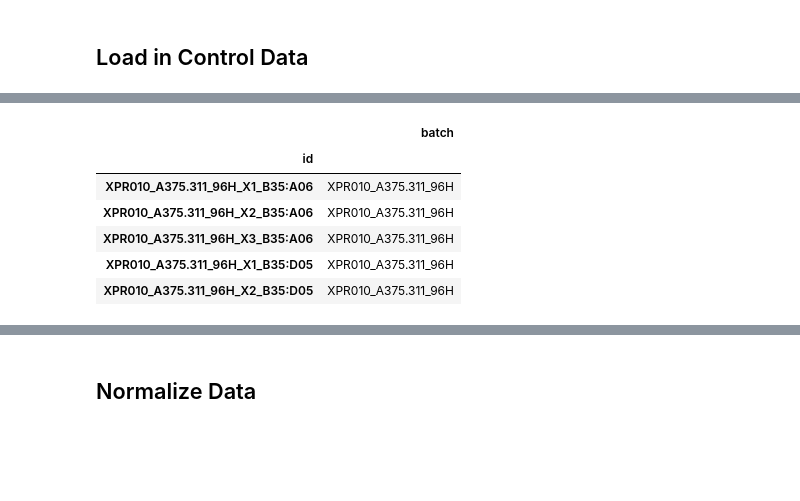
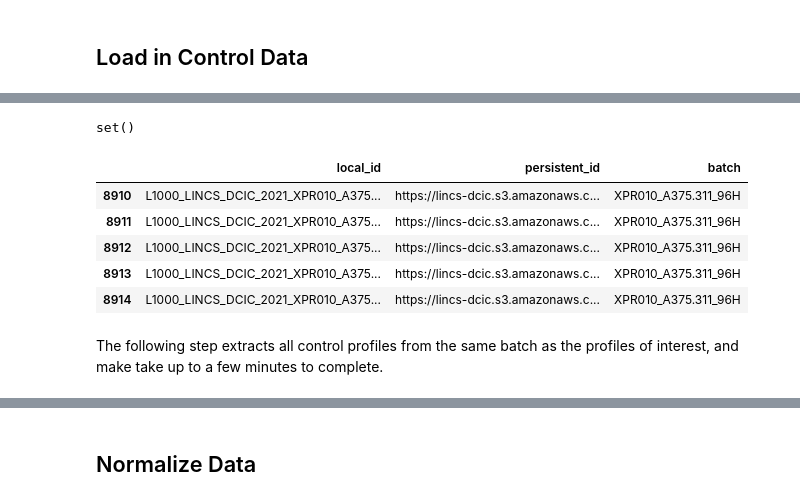
Before and after one commit to MaayanLab/dex-benchmark, a Jupyter notebook: Benchmarking_L1000_Data/benchmarking_deg_NR1I2_L1000_CRISPR_KO_batch.ipynb, the cells around one changed output, grey strips where cells are left out. Cells and saved outputs as stored; diff of their text form; code cells hidden in the pictures; blank space fills up the shorter version.

Commit message:
Add CRISPR KO data

```diff
--- a/Benchmarking_L1000_Data/benchmarking_deg_NR1I2_L1000_CRISPR_KO_batch.ipynb
+++ b/Benchmarking_L1000_Data/benchmarking_deg_NR1I2_L1000_CRISPR_KO_batch.ipynb
@@ -41,0 +31,19 @@ expr_df.head()
+# %%
+try:
+    expr_df = pd.read_csv(f"{l1000_data_dir}/{ko_gene}_L1000_CRISPRKO_fulldata.tsv", sep='\t', index_col=0)
+except:
+    l1000_data_df = pd.read_csv(f"{l1000_data_dir}/{ko_gene}_L1000_CRISPRKO_data.tsv", sep='\t')
+
+    l1000_data_list = []
+    l1000_meta_list = []
+    for row in l1000_data_df.itertuples():
+        try:
+            temp_df = pd.read_csv(row.persistent_id, sep='\t', index_col=0)
+        except:
+            print(f"Unable to access data from row {row.Index} at {row.persistent_id}")
+            continue
+        for col in temp_df.columns:
+            l1000_meta_list.append([col] + l1000_data_df.loc[row.Index].tolist())
+        l1000_data_list.append(temp_df)
+    expr_df = pd.concat(l1000_data_list, axis=1)
+expr_df.head()
@@ -42,6 +66,10 @@ expr_df.head()
 # %%
-meta_df = pd.read_csv(f"{l1000_data_dir}/{l1000_meta_file}", sep='\t', index_col=0)
-meta_df['batch'] = meta_df.index.map(lambda x: '_'.join(x.split('_')[:3]))
+try:
+    meta_df = pd.read_csv(f"{l1000_data_dir}/{ko_gene}_L1000_CRISPRKO_metadata.tsv", sep='\t', index_col=0)
+except:
+    meta_df = pd.DataFrame(l1000_meta_list, columns=['id'] + l1000_data_df.columns.tolist()).set_index('id')
+if 'batch' not in meta_df.columns:
+    meta_df['batch'] = meta_df.index.map(lambda x: '_'.join(x.split('_')[:3]))
 meta_df.head()
 # %% [output]
 |  | tissue | disease | cell_line | pert_name | pert_time | pert_type | data_level | creation_time | ... |
@@ -73,11 +96,17 @@ ctrl_expr_df.head()
-# %%
-ctrl_meta_df = pd.read_csv(f"{l1000_data_dir}/L1000_NR1I2_Controls_metadata.tsv", sep='\t', index_col=0)
-ctrl_meta_df.head()
-# %% [output]
-|  | batch |
-| id |  |
-| XPR010_A375.311_96H_X1_B35:A06 | XPR010_A375.311_96H |
-| XPR010_A375.311_96H_X2_B35:A06 | XPR010_A375.311_96H |
-| XPR010_A375.311_96H_X3_B35:A06 | XPR010_A375.311_96H |
-| XPR010_A375.311_96H_X1_B35:D05 | XPR010_A375.311_96H |
-| XPR010_A375.311_96H_X2_B35:D05 | XPR010_A375.311_96H |
+# %%
+ctrl_data_df = pd.read_csv(f"{l1000_data_dir}/L1000_Controls.tsv", sep='\t')
+ctrl_data_df = ctrl_data_df[ctrl_data_df['batch'].isin(batches)]
+set(batches).difference(ctrl_data_df['batch'])
+# %% [output]
+set()
+# %%
+ctrl_data_df.head()
+# %% [output]
+|  | local_id | persistent_id | batch |
+| 8910 | L1000_LINCS_DCIC_2021_XPR010_A375... | https://lincs-dcic.s3.amazonaws.c... | XPR010_A375.311_96H |
+| 8911 | L1000_LINCS_DCIC_2021_XPR010_A375... | https://lincs-dcic.s3.amazonaws.c... | XPR010_A375.311_96H |
+| 8912 | L1000_LINCS_DCIC_2021_XPR010_A375... | https://lincs-dcic.s3.amazonaws.c... | XPR010_A375.311_96H |
+| 8913 | L1000_LINCS_DCIC_2021_XPR010_A375... | https://lincs-dcic.s3.amazonaws.c... | XPR010_A375.311_96H |
+| 8914 | L1000_LINCS_DCIC_2021_XPR010_A375... | https://lincs-dcic.s3.amazonaws.c... | XPR010_A375.311_96H |
+# %% [markdown]
+The following step extracts all control profiles from the same batch as the profiles of interest, and make take up to a few minutes to complete.
```
Also changed, not shown: parts of 31 cells of this notebook, 3 other files.
